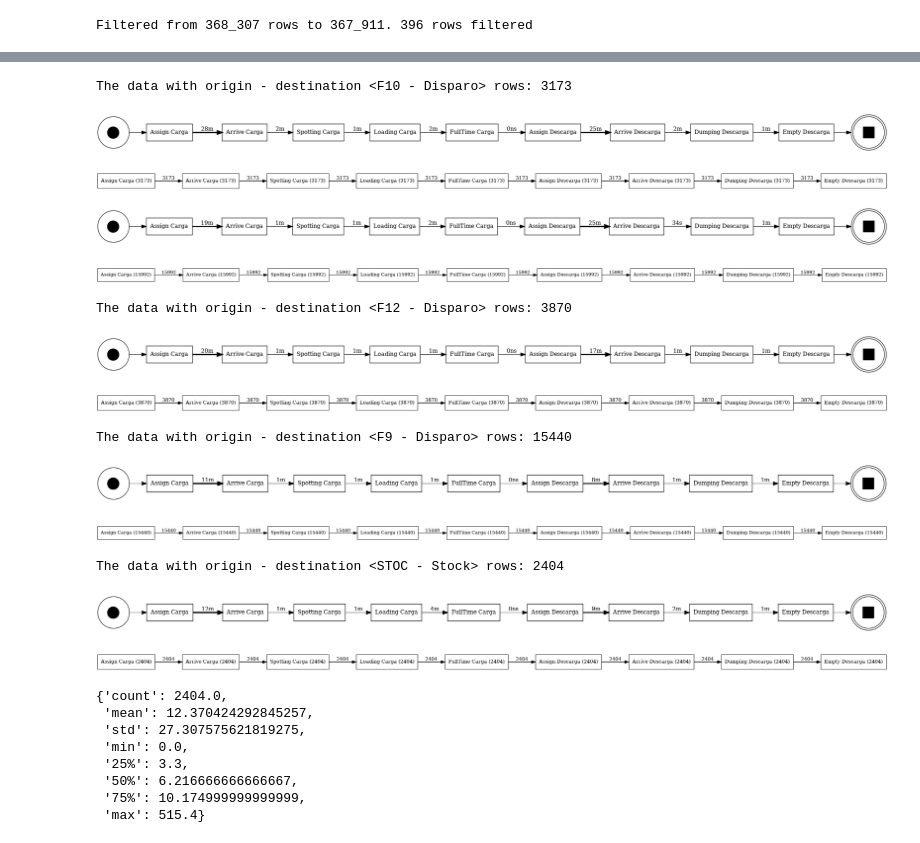
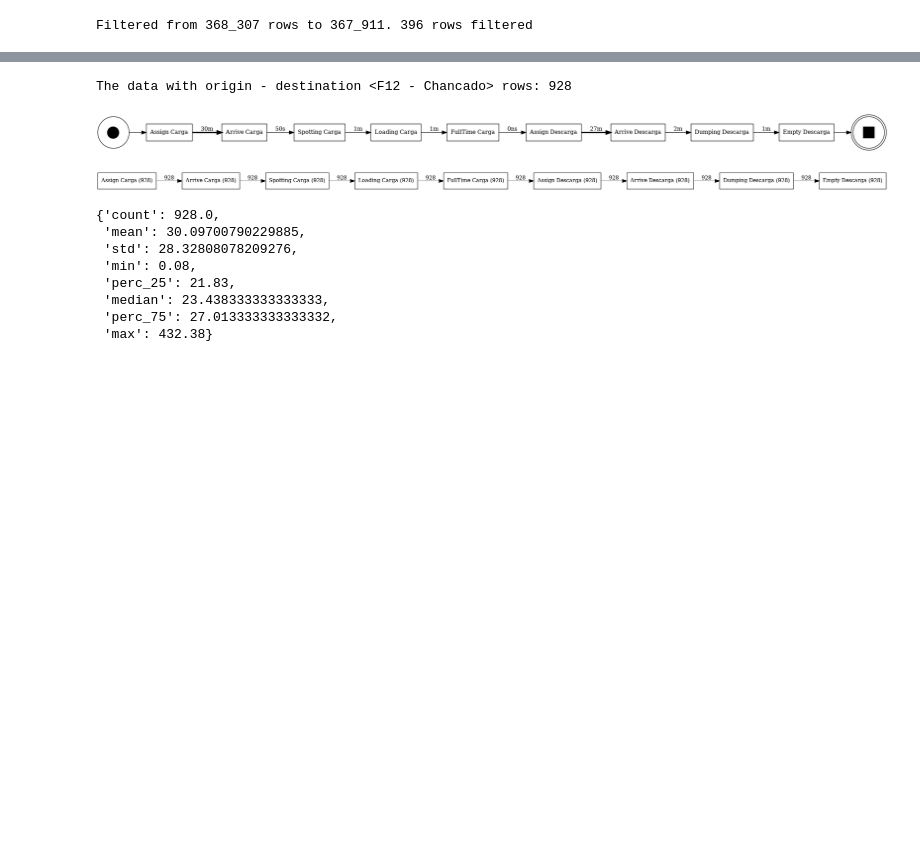
Before and after one commit to AlvaroEscalonaB/PM_MLP, a Jupyter notebook: dispatch-chancado.ipynb, the cells around one changed output, grey strips where cells are left out. Cells and saved outputs as stored; diff of their text form; code cells hidden in the pictures; blank space fills up the shorter version.

```diff
--- a/dispatch-chancado.ipynb
+++ b/dispatch-chancado.ipynb
@@ -40,13 +53,18 @@ sns.countplot(data=df_not_repeated, x='loadlocation', ax=ax2, order=ordered_seri
 # %%
 # Cut the cases where the count is less than this threshold
-THRESHOLD = 50 * 8
+THRESHOLD = 50 * 8 # Threshold multiply by total activities per event log case
 def list_to_keep(df: pd.DataFrame, column: str, threshold: int = THRESHOLD) -> list[str]:
   """
     For a categorical column returns a list of items that are repeated with more or equal than a "THRESHOLD" value
   """
   series_keep = df[column].value_counts() >= threshold
+  removed_values = series_keep[df[column].value_counts() < threshold].index
+  print(f'The following list of the column {column} where removed')
+  for index, removed_value in enumerate(removed_values):
+    print(f'{index + 1}) {removed_value}')
+
   return series_keep[series_keep].index.tolist()
 
 load_location_keep = list_to_keep(df, 'loadlocation')
-load_location_unit_keep = list_to_keep(df, 'loadlocationunit')
-df_filtered = df[df['loadlocation'].isin(load_location_keep) & df['loadlocationunit'].isin(load_location_unit_keep)]
+load_location_unit_keep = list_to_keep(df, 'dumplocationunit')
+df_filtered = df[df['loadlocation'].isin(load_location_keep) & df['dumplocationunit'].isin(load_location_unit_keep)]
@@ -56,6 +85,8 @@ print(f'Filtered from {df.shape[0]:_} rows to {df_filtered.shape[0]:_}. {(df.sha
 Filtered from 368_307 rows to 367_911. 396 rows filtered
 # %%
 # Create an artificial column that contains both loadlocation and loadlocationunit and count what combination is most repeated
-df_not_repeated['origin_destination'] = df_not_repeated['loadlocation'].str.cat(df_not_repeated['loadlocationunit'], sep=' - ')
-sns.countplot(df_not_repeated['origin_destination'], order=df_not_repeated['origin_destination'].value_counts().index);
+df_filtered_copy = df_filtered.copy()
+df_filtered_copy['origin_destination'] = df_filtered_copy['loadlocation'].str.cat(df_filtered_copy['dumplocationunit'], sep=' - ')
+df_filtered_copy_not_removed = df_filtered_copy.groupby('case_id').first()
+sns.countplot(df_filtered_copy_not_removed['origin_destination'], order=df_filtered_copy_not_removed['origin_destination'].value_counts().index);
 # %% [output]
@@ -63,3 +94,3 @@ sns.countplot(df_not_repeated['origin_destination'], order=df_not_repeated['orig
 # %%
-origin_destination_to_keep = list_to_keep(df_not_repeated, 'origin_destination')
-df_full_filtered = df_not_repeated[df_not_repeated['origin_destination'].isin(origin_destination_to_keep)]
+origin_destination_to_keep = list_to_keep(df_filtered_copy, 'origin_destination')
+df_full_filtered = df_filtered_copy[df_filtered_copy['origin_destination'].isin(origin_destination_to_keep)]
@@ -84,0 +111,2 @@ for index, field in enumerate(df_to_analyze['origin_destination'].value_counts()
+# %%
+df_to_analyze = df_full_filtered.copy()
@@ -90,32 +136,8 @@ def plot_dfg_from_df(df: pd.DataFrame, origin_destination_column: str):
   return df_filtered, event_log_filtered
 # %%
 # df_f10_disparo = df_to_analyze[df_to_analyze['origin_destination'] == 'F10 - Disparo']
-df_f10_disparo, _ = plot_dfg_from_df(df_to_analyze, 'F10 - Disparo')
+df_f12_chancado, _ = plot_dfg_from_df(df_to_analyze, 'F12 - Chancado')
 # %% [output]
-The data with origin - destination <F10 - Disparo> rows: 3173
+The data with origin - destination <F12 - Chancado> rows: 928
 [figure]
-[figure, old version]
+[figure, new version]
-# %%
-df_f11_disparo = df_to_analyze[df_to_analyze['origin_destination'] == 'F11 - Disparo']
-event_log_f11_disparo, _, _ = initial_dataframe_analysis(df_f11_disparo, with_dfg=True)
-# %% [output]
-[figure, removed]
-[figure, removed]
-# %%
-df_f12_disparo, _ = plot_dfg_from_df(df_to_analyze, 'F12 - Disparo');
-# %% [output]
-The data with origin - destination <F12 - Disparo> rows: 3870
-[figure, removed]
-[figure, removed]
-# %%
-df_f9_disparo, _ = plot_dfg_from_df(df_to_analyze, 'F9 - Disparo');
-# %% [output]
-The data with origin - destination <F9 - Disparo> rows: 15440
-[figure, removed]
-[figure, removed]
-# %%
-df_stock, _ = plot_dfg_from_df(df_to_analyze, 'STOC - Stock');
-# %% [output]
-The data with origin - destination <STOC - Stock> rows: 2404
-[figure, removed]
-[figure, removed]
@@ -128,18 +148,21 @@ def obtain_time_metrics_between_activities(df: pd.DataFrame, activities: list[st
   if len(set(activities) - set(set_unique_activities)) > 0:
     raise Exception(f'Cannot use this activities: {', '.join([*activities])}')
   df_activities = df[df['activity'].isin(activities)]
-  return (df_activities.groupby(by='case_id')['timestamp'].diff().dt.total_seconds() / 60).dropna().describe().to_dict()
+  return (df_activities.groupby(by='case_id')['timestamp'].diff().dt.total_seconds() / 60).dropna() \
+    .describe() \
+    .rename({'25%': 'perc_25', '50%': 'median', '75%': 'perc_75'}) \
+    .to_dict()
 
-obtain_time_metrics_between_activities(df_stock, ['Assign Carga', 'Arrive Carga'])
+obtain_time_metrics_between_activities(df_f12_chancado, ['Assign Carga', 'Arrive Carga'])
 # %% [output]
-{'count': 2404.0,
- 'mean': 12.370424292845257,
- 'std': 27.307575621819275,
- 'min': 0.0,
- '25%': 3.3,
- '50%': 6.216666666666667,
- '75%': 10.174999999999999,
- 'max': 515.4}
+{'count': 928.0,
+ 'mean': 30.09700790229885,
+ 'std': 28.32808078209276,
+ 'min': 0.08,
+ 'perc_25': 21.83,
+ 'median': 23.438333333333333,
+ 'perc_75': 27.013333333333332,
+ 'max': 432.38}
 # %%
 def df_with_paired_activities_timestamp(df: pd.DataFrame) -> pd.DataFrame:
   """
```
Also changed, not shown: parts of 29 cells of this notebook.
